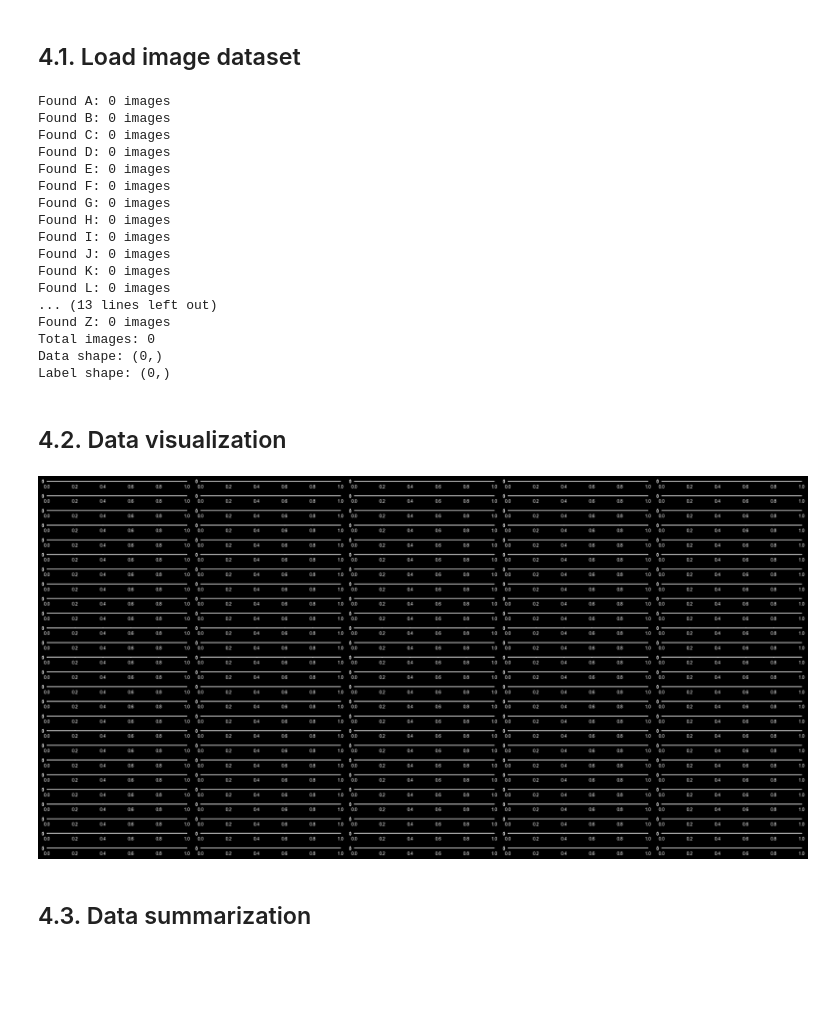
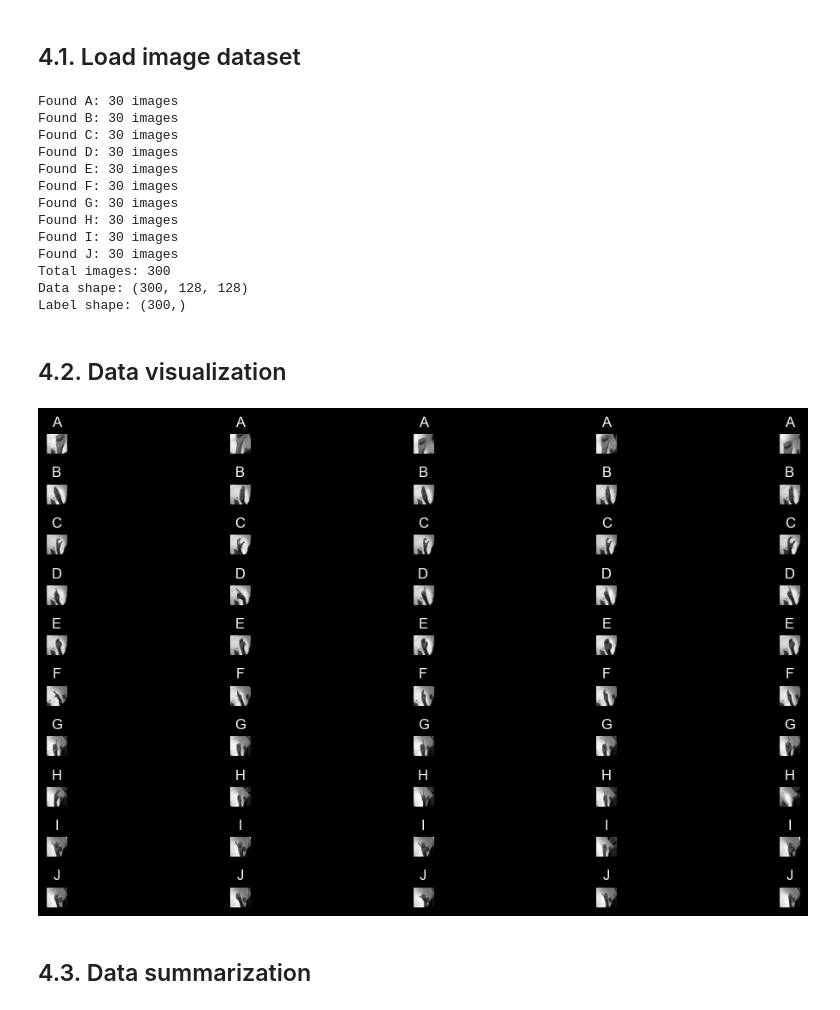
Before and after one commit to eulergomees/cnn_sign_language, a Jupyter notebook: cnn_sign_language.ipynb, the cells around one changed output. Saved outputs shown, nothing was run; the diff lists cells and outputs as text; code cells hidden in the pictures; blank space fills up the shorter version.

Commit message:
feat: pre-processing data

```diff
--- a/cnn_sign_language.ipynb
+++ b/cnn_sign_language.ipynb
@@ -117,7 +116,7 @@ Dispositivos GPU TensorFlow: [PhysicalDevice(name='/physical_device:GPU:0', devi
 ## 2.1. Capture configuration
 # %%
 capture_time = 10  #capture time em seconds
-capture_count = 25  #photo amount per class
+capture_count = 30  #photo amount per class
 img_size = 128  #photo size
 box_size = 400  #capture boz size in pixels
 
@@ -133,8 +132,7 @@ confidence_threshold = 0.6  #confidence to classify to none
 
 model_name = 'cnn_sign_language'
 
-class_names = ['A', 'B', 'C', 'D', 'E', 'F', 'G', 'H', 'I', 'J', 'K', 'L', 'M', 'N', 'O', 'P', 'Q', 'R', 'S', 'T', 'U',
-              'V', 'W', 'X', 'Y', 'Z']  #model classes
+class_names = ['A', 'B', 'C', 'D', 'E', 'F', 'G', 'H', 'I', 'J',]  #model classes
 num_classes = len(class_names)
 # %% [markdown]
 ## 3. Image capture
@@ -290,8 +288,7 @@ if new_capture:
     print('=' * 20)
 
     #capture per class
-    for class_name in ['A', 'B', 'C', 'D', 'E', 'F', 'G', 'H', 'I', 'J', 'K', 'L', 'M', 'N', 'O', 'P', 'Q', 'R', 'S',
-                       'T', 'U', 'V', 'W', 'X', 'Y', 'Z']:
+    for class_name in ['A', 'B', 'C', 'D', 'E', 'F', 'G', 'H', 'I', 'J']:
         success = capture_images(class_name, capture_count, capture_time, img_size, box_size, capture_path)
         if not success:
             print(f'The class {class_name.upper()} not captured')
@@ -352,41 +353,37 @@ print(f'Total images: {len(x_data)}')
 print(f'Data shape: {x_data.shape}')
 print(f'Label shape: {y_data.shape}')
 # %% [output]
-Found A: 0 images
-Found B: 0 images
-Found C: 0 images
-Found D: 0 images
-Found E: 0 images
-Found F: 0 images
-Found G: 0 images
-Found H: 0 images
-Found I: 0 images
-Found J: 0 images
-Found K: 0 images
-Found L: 0 images
-... (13 lines left out)
-Found Z: 0 images
-Total images: 0
-Data shape: (0,)
-Label shape: (0,)
+Found A: 30 images
+Found B: 30 images
+Found C: 30 images
+Found D: 30 images
+Found E: 30 images
+Found F: 30 images
+Found G: 30 images
+Found H: 30 images
+Found I: 30 images
+Found J: 30 images
+Total images: 300
+Data shape: (300, 128, 128)
+Label shape: (300,)
 # %% [markdown]
 ## 4.2. Data visualization
 # %%
-fig, axs = plt.subplots(len(class_names), 5, figsize=(24,12))
+fig, axs = plt.subplots(10, 5, figsize=(12,6))
 
 for i, class_name in enumerate(class_names):
     class_indices = np.where(y_data == i)[0]
-    sample_indices = np.random.choice(class_indices, min(3, len(class_indices)), replace=False)
+    sample_indices = np.random.choice(class_indices, min(5, len(class_indices)), replace=False)
 
     for j, idx in enumerate(sample_indices):
         axs[i, j].imshow(x_data[idx], cmap='gray')
         axs[i, j].set_title(f'{class_name}')
         axs[i, j].axis('off')
 
 plt.tight_layout()
 plt.show()
 # %% [output]
-[figure, old version]
+[figure, new version]
 # %% [markdown]
 ## 4.3. Data summarization
 # %%
```
Also changed, not shown: parts of 7 cells of this notebook.
